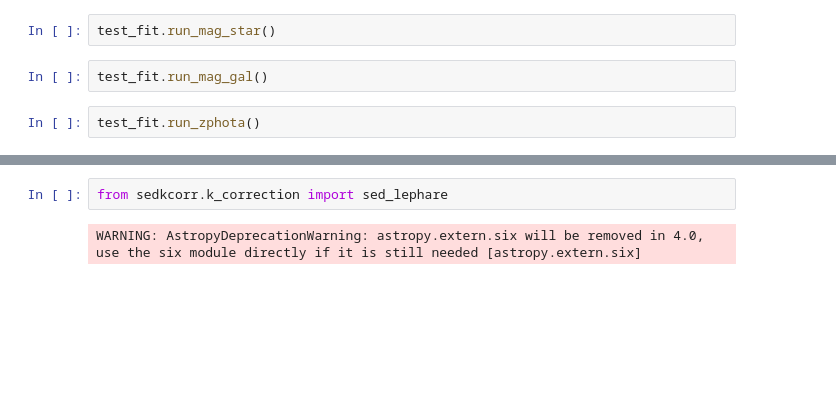
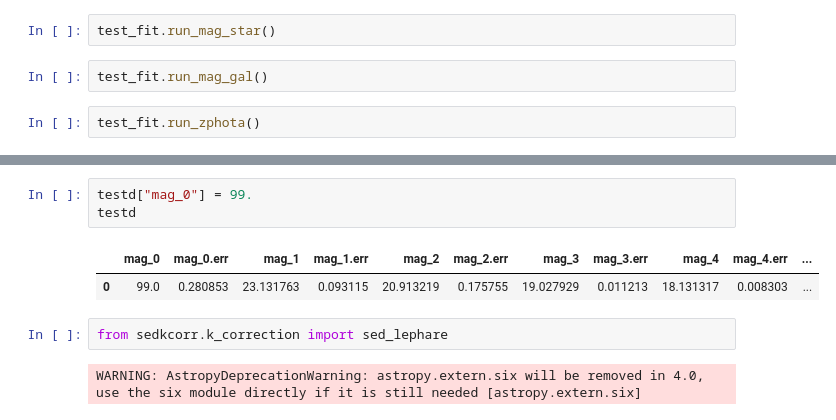
Before and after one commit to MartinBriday/pylephare, a Jupyter notebook: notebooks/test_lephare.ipynb, the cells around one changed output, grey strips where cells are left out. Drawn from its saved outputs; the diff is of its cells as text; blank space fills up the shorter version.

```diff
--- a/notebooks/test_lephare.ipynb
+++ b/notebooks/test_lephare.ipynb
@@ -60,3 +112,9 @@ test_fit.run_zphota()
+# %%
+testd["mag_0"] = 99.
+testd
+# %% [output]
+|  | mag_0 | mag_0.err | mag_1 | mag_1.err | mag_2 | mag_2.err | mag_3 | mag_3.err | mag_4 | mag_4.err | ... |
+| 0 | 99.0 | 0.280853 | 23.131763 | 0.093115 | 20.913219 | 0.175755 | 19.027929 | 0.011213 | 18.131317 | 0.008303 | ... |
 # %%
 from sedkcorr.k_correction import sed_lephare
 # %% [output]
```
Also changed, not shown: parts of 7 cells of this notebook, 3 other files.
